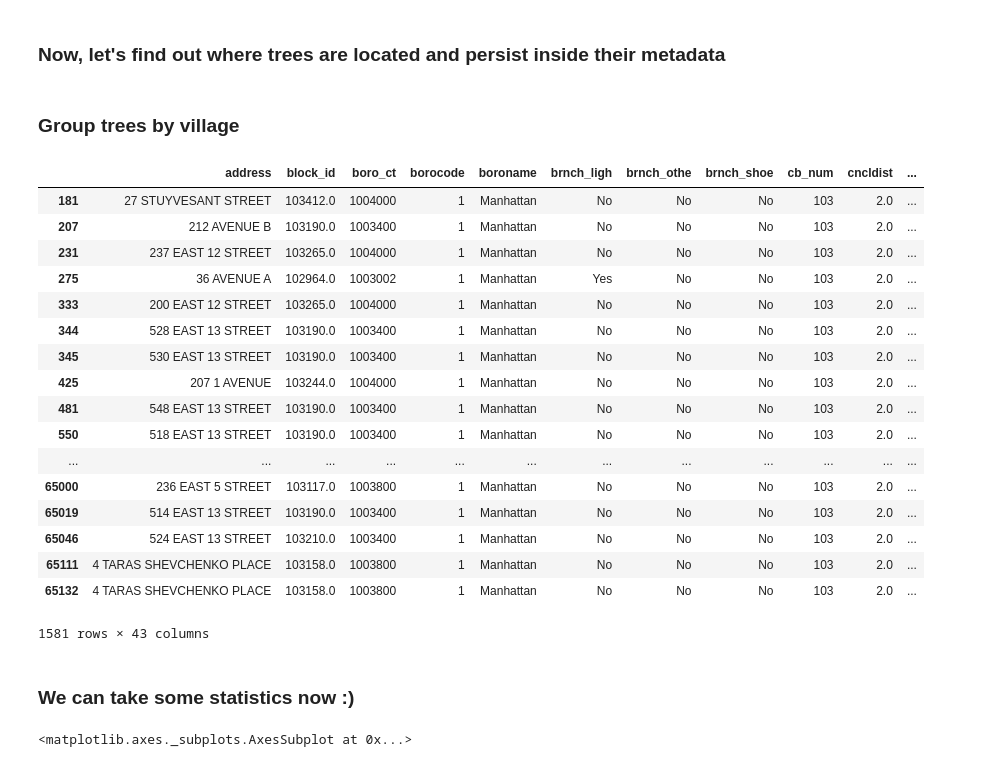
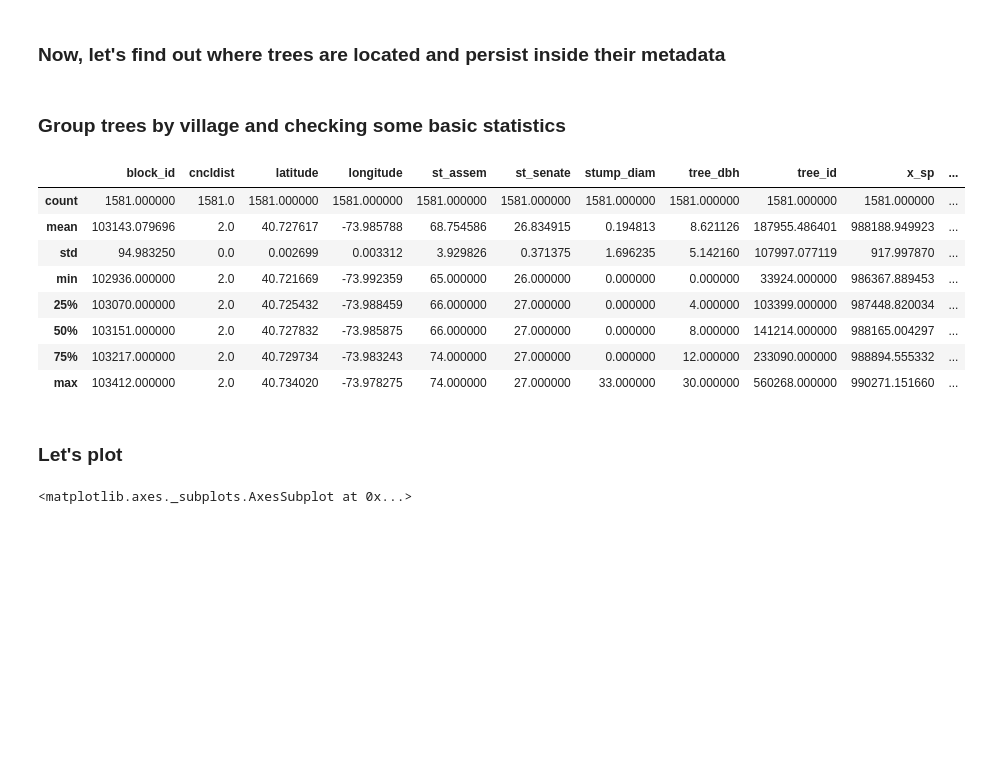
Before and after one commit to fhorta/nytrees, a Jupyter notebook: skeleton.ipynb, the cells around one changed output. Saved outputs shown, nothing was run; the diff lists cells and outputs as text; code cells hidden in the pictures; blank space fills up the shorter version.

```diff
--- a/skeleton.ipynb
+++ b/skeleton.ipynb
@@ -85,31 +85,22 @@ if 'village' not in trees.columns:
     # let's save this to not run again in future
     trees.to_file('data/trees-mn.shp')
 # %% [markdown]
-### Group trees by village
+### Group trees by village and checking some basic statistics
 # %%
 groups = trees.groupby('village')
-groups.get_group('East Village')
+groups.get_group('East Village').describe()
 # %% [output]
-|  | address | block_id | boro_ct | borocode | boroname | brnch_ligh | brnch_othe | brnch_shoe | cb_num | cncldist | ... |
-| 181 | 27 STUYVESANT STREET | 103412.0 | 1004000 | 1 | Manhattan | No | No | No | 103 | 2.0 | ... |
-| 207 | 212 AVENUE B | 103190.0 | 1003400 | 1 | Manhattan | No | No | No | 103 | 2.0 | ... |
-| 231 | 237 EAST 12 STREET | 103265.0 | 1004000 | 1 | Manhattan | No | No | No | 103 | 2.0 | ... |
-| 275 | 36 AVENUE A | 102964.0 | 1003002 | 1 | Manhattan | Yes | No | No | 103 | 2.0 | ... |
-| 333 | 200 EAST 12 STREET | 103265.0 | 1004000 | 1 | Manhattan | No | No | No | 103 | 2.0 | ... |
-| 344 | 528 EAST 13 STREET | 103190.0 | 1003400 | 1 | Manhattan | No | No | No | 103 | 2.0 | ... |
-| 345 | 530 EAST 13 STREET | 103190.0 | 1003400 | 1 | Manhattan | No | No | No | 103 | 2.0 | ... |
-| 425 | 207 1 AVENUE | 103244.0 | 1004000 | 1 | Manhattan | No | No | No | 103 | 2.0 | ... |
-| 481 | 548 EAST 13 STREET | 103190.0 | 1003400 | 1 | Manhattan | No | No | No | 103 | 2.0 | ... |
-| 550 | 518 EAST 13 STREET | 103190.0 | 1003400 | 1 | Manhattan | No | No | No | 103 | 2.0 | ... |
-| ... | ... | ... | ... | ... | ... | ... | ... | ... | ... | ... | ... |
-| 65000 | 236 EAST 5 STREET | 103117.0 | 1003800 | 1 | Manhattan | No | No | No | 103 | 2.0 | ... |
-| 65019 | 514 EAST 13 STREET | 103190.0 | 1003400 | 1 | Manhattan | No | No | No | 103 | 2.0 | ... |
-| 65046 | 524 EAST 13 STREET | 103210.0 | 1003400 | 1 | Manhattan | No | No | No | 103 | 2.0 | ... |
-| 65111 | 4 TARAS SHEVCHENKO PLACE | 103158.0 | 1003800 | 1 | Manhattan | No | No | No | 103 | 2.0 | ... |
-| 65132 | 4 TARAS SHEVCHENKO PLACE | 103158.0 | 1003800 | 1 | Manhattan | No | No | No | 103 | 2.0 | ... |
+|  | block_id | cncldist | latitude | longitude | st_assem | st_senate | stump_diam | tree_dbh | tree_id | x_sp | ... |
+| count | 1581.000000 | 1581.0 | 1581.000000 | 1581.000000 | 1581.000000 | 1581.000000 | 1581.000000 | 1581.000000 | 1581.000000 | 1581.000000 | ... |
+| mean | 103143.079696 | 2.0 | 40.727617 | -73.985788 | 68.754586 | 26.834915 | 0.194813 | 8.621126 | 187955.486401 | 988188.949923 | ... |
+| std | 94.983250 | 0.0 | 0.002699 | 0.003312 | 3.929826 | 0.371375 | 1.696235 | 5.142160 | 107997.077119 | 917.997870 | ... |
+| min | 102936.000000 | 2.0 | 40.721669 | -73.992359 | 65.000000 | 26.000000 | 0.000000 | 0.000000 | 33924.000000 | 986367.889453 | ... |
+| 25% | 103070.000000 | 2.0 | 40.725432 | -73.988459 | 66.000000 | 27.000000 | 0.000000 | 4.000000 | 103399.000000 | 987448.820034 | ... |
+| 50% | 103151.000000 | 2.0 | 40.727832 | -73.985875 | 66.000000 | 27.000000 | 0.000000 | 8.000000 | 141214.000000 | 988165.004297 | ... |
+| 75% | 103217.000000 | 2.0 | 40.729734 | -73.983243 | 74.000000 | 27.000000 | 0.000000 | 12.000000 | 233090.000000 | 988894.555332 | ... |
+| max | 103412.000000 | 2.0 | 40.734020 | -73.978275 | 74.000000 | 27.000000 | 33.000000 | 30.000000 | 560268.000000 | 990271.151660 | ... |
-1581 rows × 43 columns
-# %% [markdown]
-### We can take some statistics now :)
+# %% [markdown]
+### Let's plot
 # %%
 for i,v in villages.iterrows():
 
```
